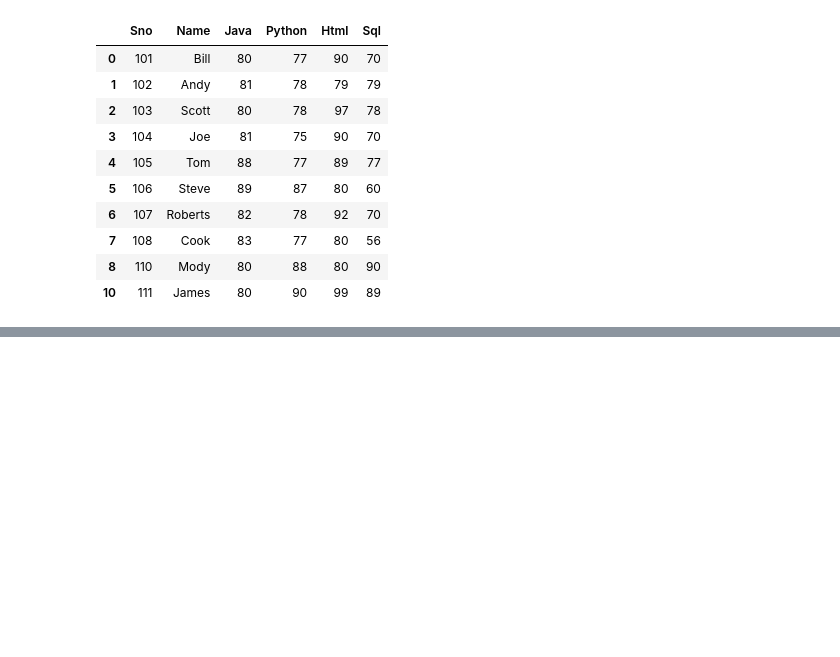
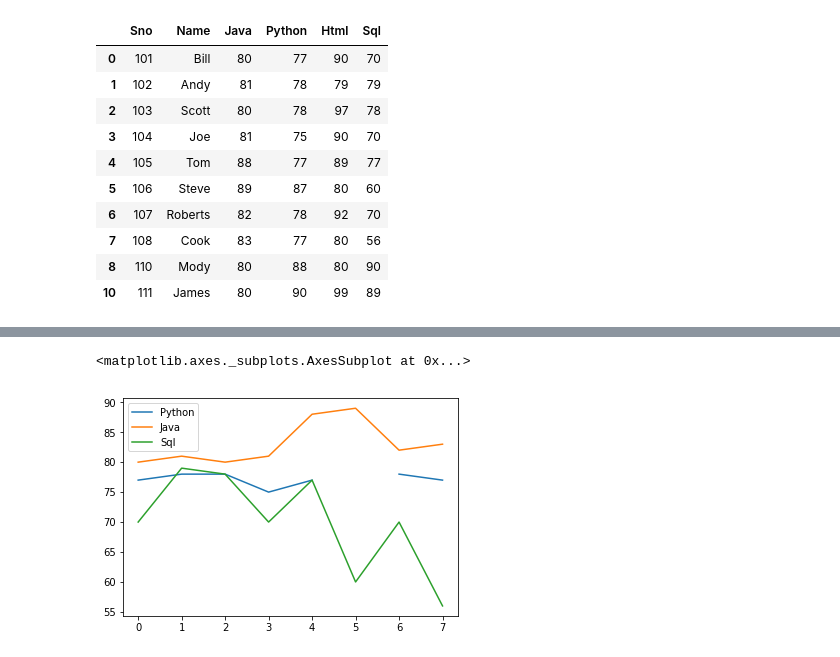
Before and after one commit to srikanthpragada/DS_06_MAY_2019, a Jupyter notebook: marks_df.ipynb, the cells around one changed output, grey strips where cells are left out. Cells and saved outputs as stored; diff of their text form; code cells hidden in the pictures; blank space fills up the shorter version.

```diff
--- a/marks_df.ipynb
+++ b/marks_df.ipynb
@@ -796,0 +922,5 @@ marks
+# %%
+marks[['Python','Java','Sql']].plot()
+# %% [output]
+<matplotlib.axes._subplots.AxesSubplot at 0x...>
+[figure, added]
```
Also changed, not shown: parts of 18 cells of this notebook, 3 other files.
